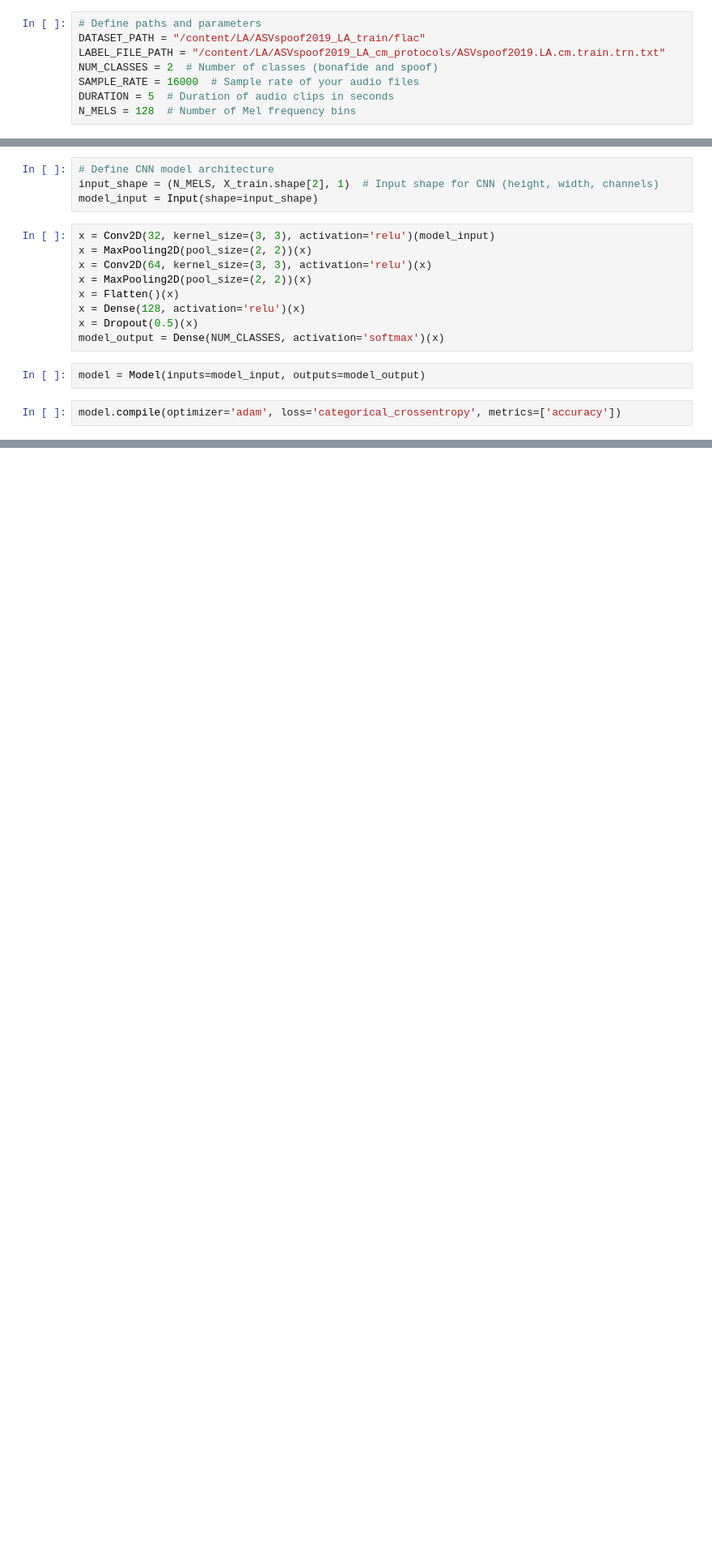
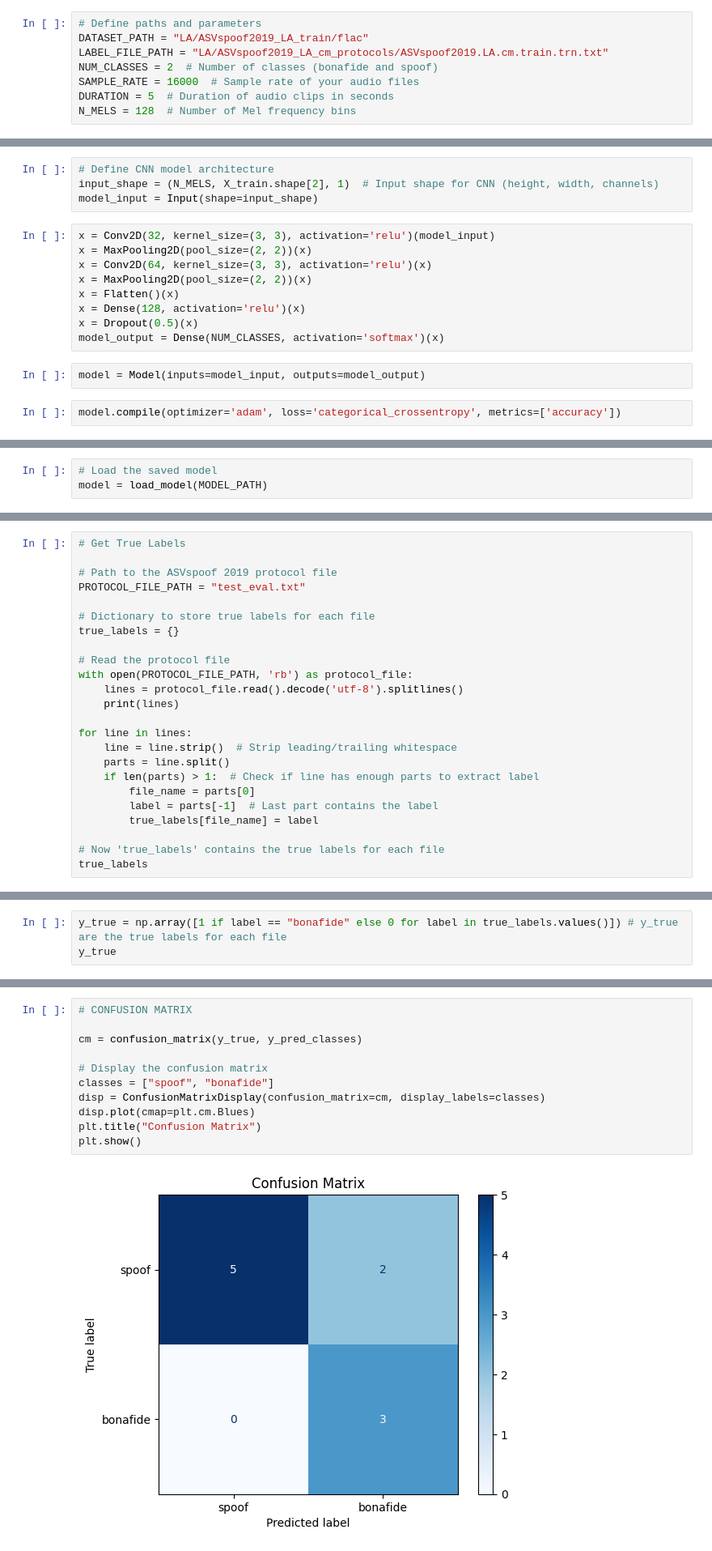
Before and after one commit to sksmta/audio-deepfake-detection, a Jupyter notebook: main.ipynb, the cells around one changed output, grey strips where cells are left out. Shown at 81% size. Saved outputs shown, nothing was run; the diff lists cells and outputs as text; blank space fills up the shorter version.

```diff
--- a/main.ipynb
+++ b/main.ipynb
@@ -36,8 +14,8 @@ from tensorflow.keras.models import Model
 from tensorflow.keras.utils import to_categorical
 # %%
 # Define paths and parameters
-DATASET_PATH = "/content/LA/ASVspoof2019_LA_train/flac"
-LABEL_FILE_PATH = "/content/LA/ASVspoof2019_LA_cm_protocols/ASVspoof2019.LA.cm.train.trn.txt"
+DATASET_PATH = "LA/ASVspoof2019_LA_train/flac"
+LABEL_FILE_PATH = "LA/ASVspoof2019_LA_cm_protocols/ASVspoof2019.LA.cm.train.trn.txt"
 NUM_CLASSES = 2  # Number of classes (bonafide and spoof)
 SAMPLE_RATE = 16000  # Sample rate of your audio files
 DURATION = 5  # Duration of audio clips in seconds
@@ -134,0 +135,3 @@ model.save("audio_classifier.h5")
+# %%
+# Load the saved model
+model = load_model(MODEL_PATH)
@@ -134,0 +183,24 @@ model.save("audio_classifier.h5")
+# %%
+# Get True Labels
+
+# Path to the ASVspoof 2019 protocol file
+PROTOCOL_FILE_PATH = "test_eval.txt"
+
+# Dictionary to store true labels for each file
+true_labels = {}
+
+# Read the protocol file
+with open(PROTOCOL_FILE_PATH, 'rb') as protocol_file:
+    lines = protocol_file.read().decode('utf-8').splitlines()
+    print(lines)
+
+for line in lines:
+    line = line.strip()  # Strip leading/trailing whitespace
+    parts = line.split()
+    if len(parts) > 1:  # Check if line has enough parts to extract label
+        file_name = parts[0]
+        label = parts[-1]  # Last part contains the label
+        true_labels[file_name] = label
+
+# Now 'true_labels' contains the true labels for each file
+true_labels
@@ -134,0 +219,3 @@ model.save("audio_classifier.h5")
+# %%
+y_true = np.array([1 if label == "bonafide" else 0 for label in true_labels.values()]) # y_true are the true labels for each file
+y_true
@@ -134,0 +224,13 @@ model.save("audio_classifier.h5")
+# %%
+# CONFUSION MATRIX
+
+cm = confusion_matrix(y_true, y_pred_classes)
+
+# Display the confusion matrix
+classes = ["spoof", "bonafide"]
+disp = ConfusionMatrixDisplay(confusion_matrix=cm, display_labels=classes)
+disp.plot(cmap=plt.cm.Blues)
+plt.title("Confusion Matrix")
+plt.show()
+# %% [output]
+[figure, added]
```
Also changed, not shown: parts of 13 cells of this notebook, 13 other files.
